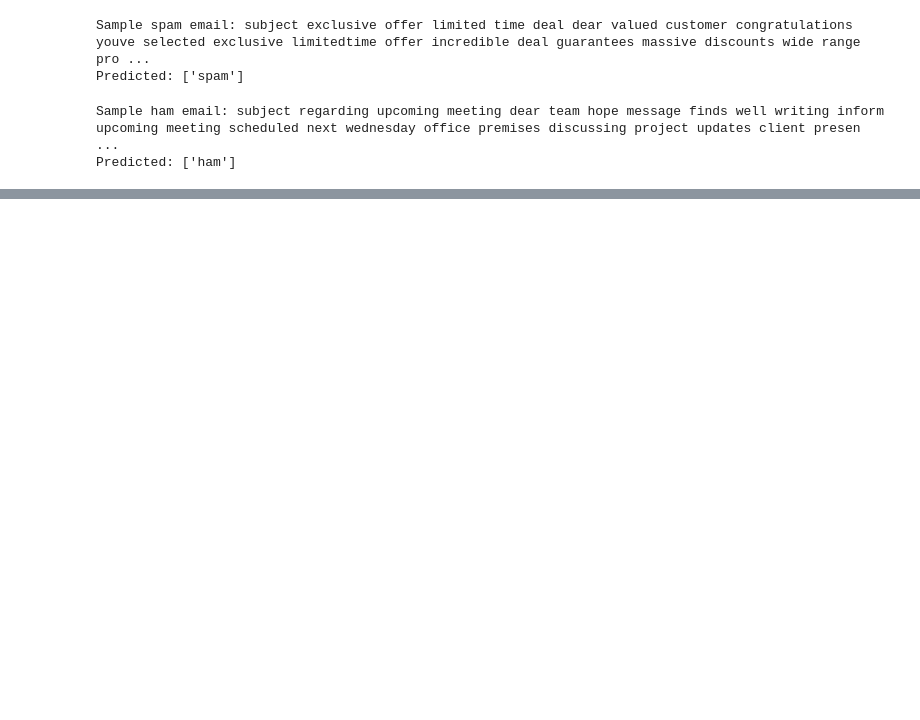
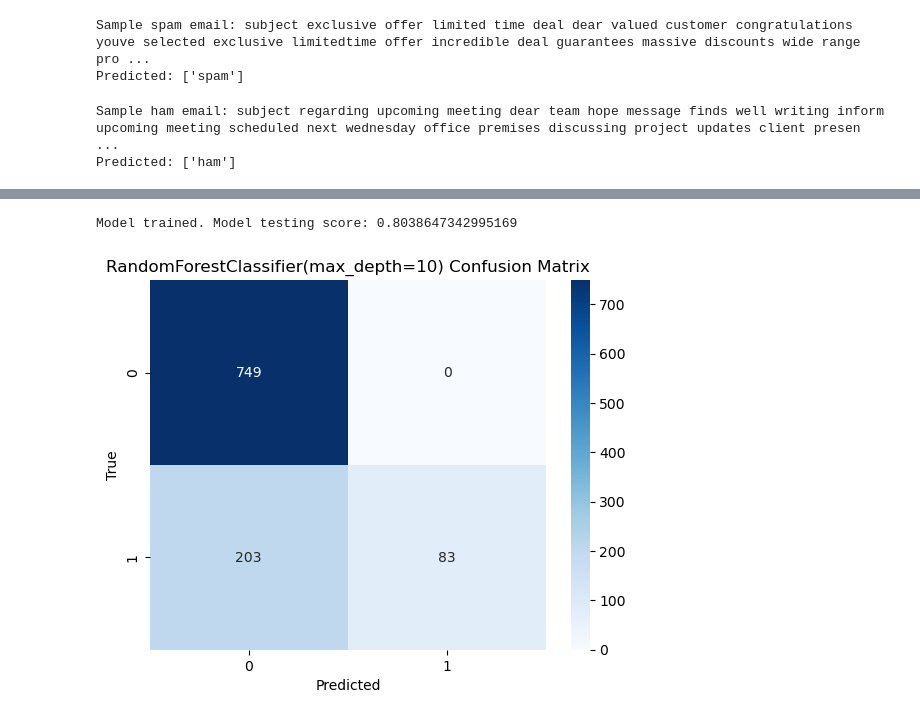
Before and after one commit to davidkundrats/spam-classifier, a Jupyter notebook: spam-classifier.ipynb, the cells around one changed output, grey strips where cells are left out. Cells and saved outputs as stored; diff of their text form; code cells hidden in the pictures; blank space fills up the shorter version.

```diff
--- a/spam-classifier.ipynb
+++ b/spam-classifier.ipynb
@@ -229,0 +226,7 @@ plt.show()
+# %%
+model_rf = RandomForestClassifier(max_depth = 10)
+train(model_rf)
+display_cm(model_rf)
+# %% [output]
+Model trained. Model testing score: 0.8038647342995169
+[figure, added]
```
Also changed, not shown: parts of 6 cells of this notebook.
